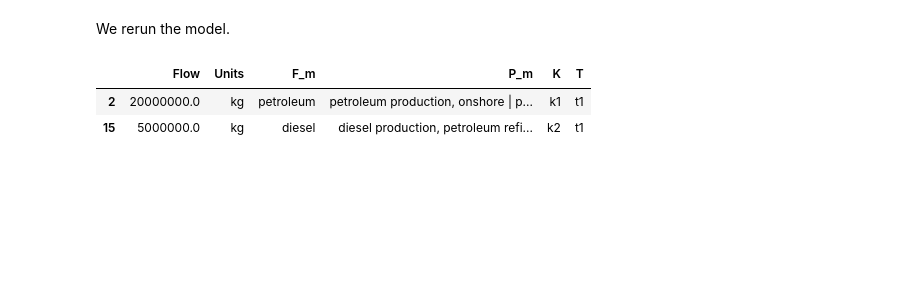
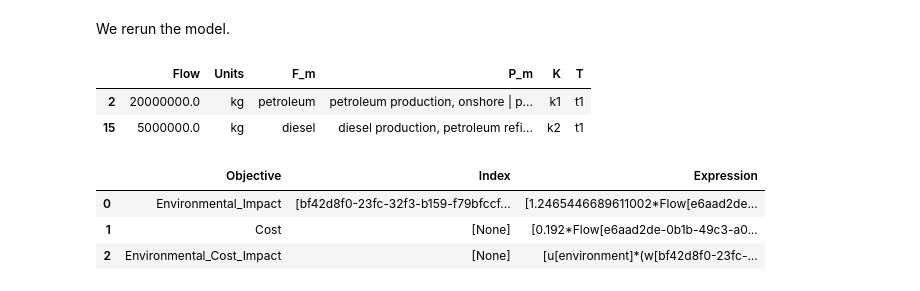
Before and after one commit to MGuo-Lab/LCA, a Jupyter notebook: notebooks/Toy_Problem_F1_Oil_Production.ipynb, the cells around one changed output. Cells and saved outputs as stored; diff of their text form; code cells hidden in the pictures; blank space fills up the shorter version.

```diff
--- a/notebooks/Toy_Problem_F1_Oil_Production.ipynb
+++ b/notebooks/Toy_Problem_F1_Oil_Production.ipynb
@@ -771,3 +770,11 @@ mo.get_entity(model_instance5.Flow, lookup, units=True, non_zero=True)
 |  | Flow | Units | F_m | P_m | K | T |
 | 2 | 20000000.0 | kg | petroleum | petroleum production, onshore | p... | k1 | t1 |
 | 15 | 5000000.0 | kg | diesel | diesel production, petroleum refi... | k2 | t1 |
+# %%
+reload(mo)
+mo.get_frame(model_instance5, Objective)
+# %% [output]
+|  | Objective | Index | Expression |
+| 0 | Environmental_Impact | [bf42d8f0-23fc-32f3-b159-f79bfccf... | [1.2465446689611002*Flow[e6aad2de... |
+| 1 | Cost | [None] | [0.192*Flow[e6aad2de-0b1b-49c3-a0... |
+| 2 | Environmental_Cost_Impact | [None] | [u[environment]*(w[bf42d8f0-23fc-... |
```
Also changed, not shown: parts of 10 cells of this notebook, 15 other files.
